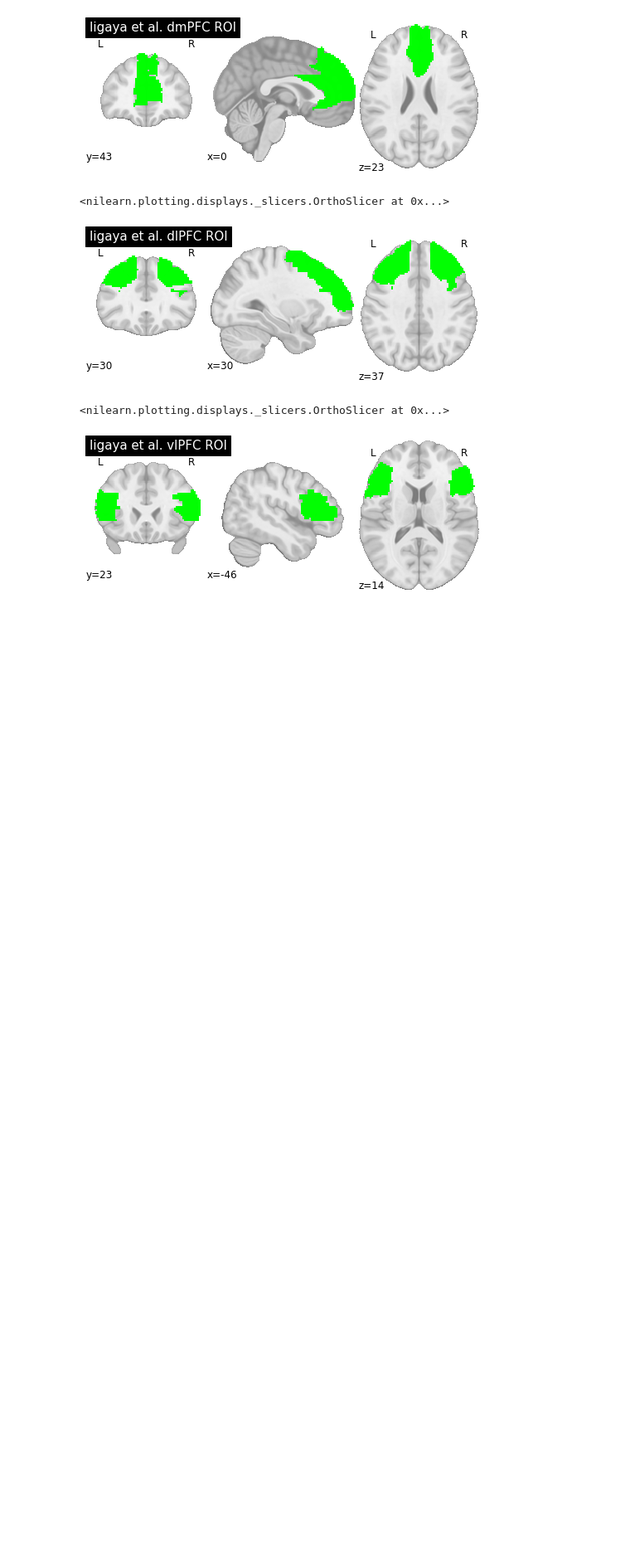
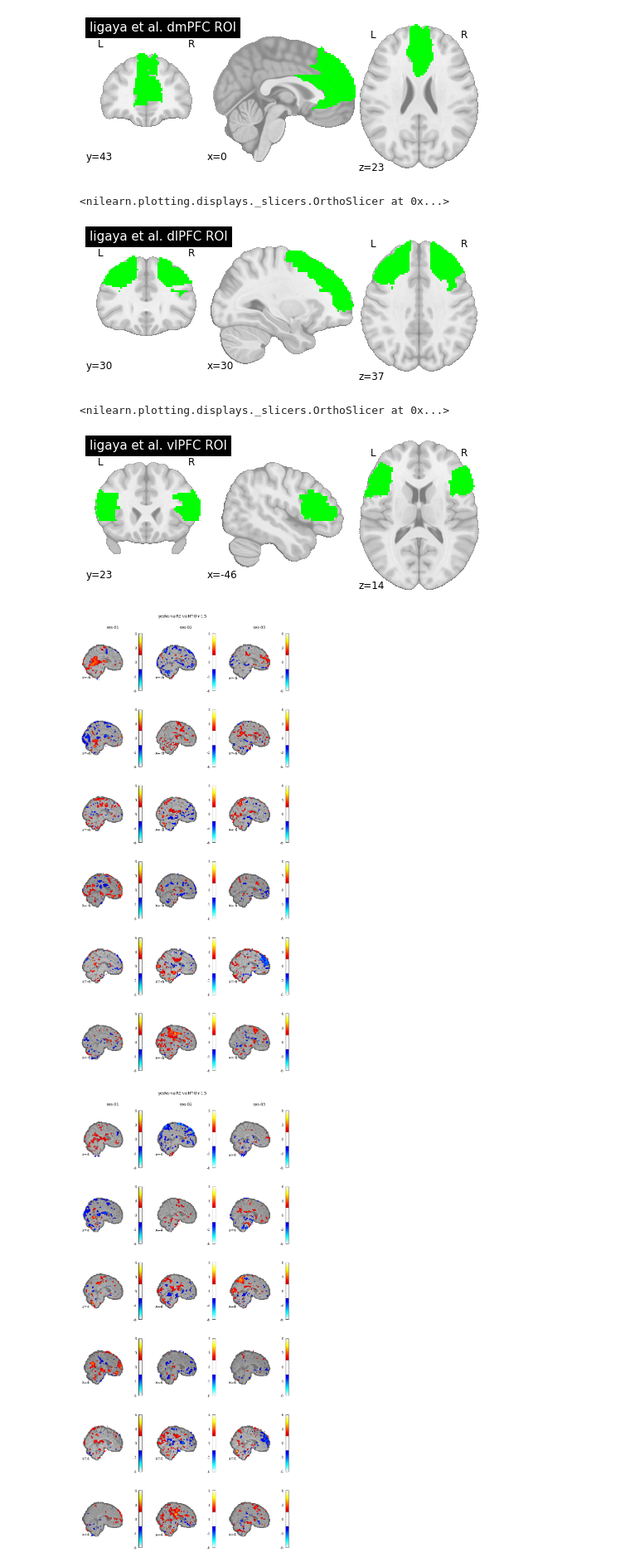
Before and after one commit to zenkavi/NovelVsRepeated, a Jupyter notebook: fmri/sandbox.ipynb, the cells around one changed output. Shown at 83% size. Saved outputs shown, nothing was run; the diff lists cells and outputs as text; code cells hidden in the pictures; blank space fills up the shorter version.

```diff
--- a/fmri/sandbox.ipynb
+++ b/fmri/sandbox.ipynb
@@ -134,0 +144,35 @@ plot_stat_map(vlpfc_mask, draw_cross = False, cmap = 'green_transparent', colorb
+# %%
+fig_path = '/Users/zeynepenkavi/Documents/RangelLab/NovelVsRepeated/fmri/analysis/01_level1/figs'
+
+base_path = '/Users/zeynepenkavi/CpuEaters/overtrained_decisions_bidsfmri'
+contrasts_path = os.path.join(base_path, 'derivatives/nilearn/glm/level1')
+
+import matplotlib.pyplot as plt
+
+task = 'yesNo'
+mnum = 'model2'
+map_type = 'tmap'
+
+
+figs_list = [{'reg': 'valRE-valHT', 'task': task, 'cut': -6, 'disp_mode': 'x'},
+            {'reg': 'valRE-valHT', 'task': task, 'cut': 4, 'disp_mode': 'x'},
+            {'reg': 'valRE-valHT', 'task': task, 'cut': 8, 'disp_mode': 'y'}]
+
+
+out_path = os.path.join(fig_path, task, mnum)
+if not os.path.exists(out_path):
+    os.makedirs(out_path)
+
+for cur_dict in figs_list:
+    reg = cur_dict['reg']
+    task = cur_dict['task']
+    cut = cur_dict['cut']
+    disp_mode = cur_dict['disp_mode']
+
+    plot_stat_map_matrix(reg, task, mnum, contrasts_path, map_type, cut_coords = [cut, ], display_mode = disp_mode, threshold = 1.5)
+
+    fig_fn = task + '_' + mnum + '_' + reg + '_' + map_type + '_matrix_' + disp_mode + '_'+ str(cut) + '.jpeg'
+    plt.savefig(os.path.join(out_path, fig_fn), transparent=False, pad_inches = 0.05, bbox_inches = 'tight')
+# %% [output]
+[figure, added]
+[figure, added]
```
Also changed, not shown: parts of 3 cells of this notebook, 5 other files.
